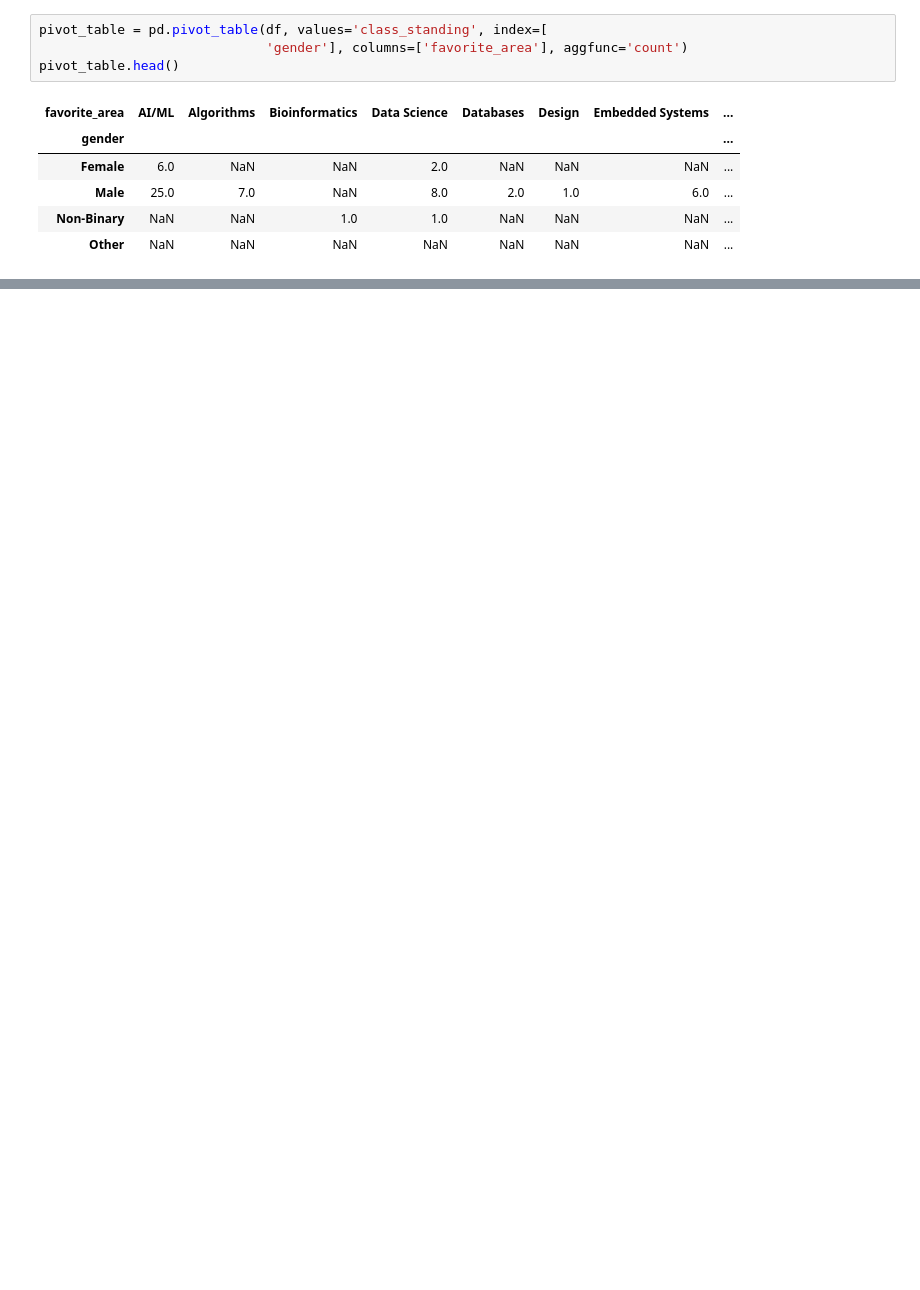
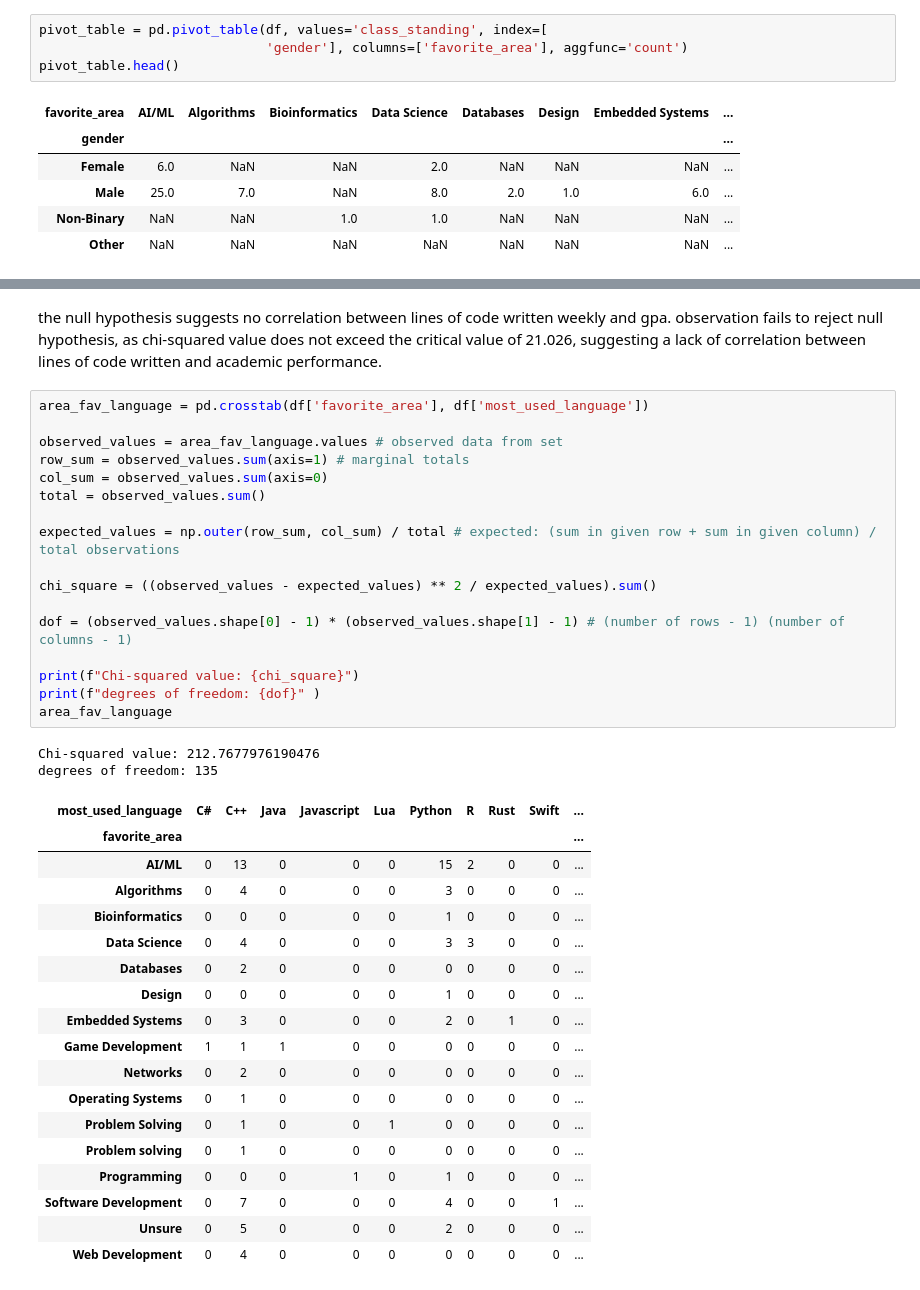
Before and after one commit to Drabblesaur/CS105MP, a Jupyter notebook: Mini_Project.ipynb, the cells around one changed output, grey strips where cells are left out. Saved outputs shown, nothing was run; the diff lists cells and outputs as text; blank space fills up the shorter version.

```diff
--- a/Mini_Project.ipynb
+++ b/Mini_Project.ipynb
@@ -76,0 +132,40 @@ sns.heatmap(pivot_table, cmap='YlGnBu', annot=True, fmt='g')
+# %% [markdown]
+the null hypothesis suggests no correlation between lines of code written weekly and gpa. observation fails to reject null hypothesis, as chi-squared value does not exceed the critical value of 21.026, suggesting a lack of correlation between lines of code written and academic performance.
+# %%
+area_fav_language = pd.crosstab(df['favorite_area'], df['most_used_language'])
+
+observed_values = area_fav_language.values # observed data from set
+row_sum = observed_values.sum(axis=1) # marginal totals
+col_sum = observed_values.sum(axis=0)
+total = observed_values.sum()
+
+expected_values = np.outer(row_sum, col_sum) / total # expected: (sum in given row + sum in given column) / total observations
+
+chi_square = ((observed_values - expected_values) ** 2 / expected_values).sum()
+
+dof = (observed_values.shape[0] - 1) * (observed_values.shape[1] - 1) # (number of rows - 1) (number of columns - 1)
+
+print(f"Chi-squared value: {chi_square}")
+print(f"degrees of freedom: {dof}" )
+area_fav_language
+# %% [output]
+Chi-squared value: 212.7677976190476
+degrees of freedom: 135
+| most_used_language | C# | C++ | Java | Javascript | Lua | Python | R | Rust | Swift | ... |
+| favorite_area |  |  |  |  |  |  |  |  |  | ... |
+| AI/ML | 0 | 13 | 0 | 0 | 0 | 15 | 2 | 0 | 0 | ... |
+| Algorithms | 0 | 4 | 0 | 0 | 0 | 3 | 0 | 0 | 0 | ... |
+| Bioinformatics | 0 | 0 | 0 | 0 | 0 | 1 | 0 | 0 | 0 | ... |
+| Data Science | 0 | 4 | 0 | 0 | 0 | 3 | 3 | 0 | 0 | ... |
+| Databases | 0 | 2 | 0 | 0 | 0 | 0 | 0 | 0 | 0 | ... |
+| Design | 0 | 0 | 0 | 0 | 0 | 1 | 0 | 0 | 0 | ... |
+| Embedded Systems | 0 | 3 | 0 | 0 | 0 | 2 | 0 | 1 | 0 | ... |
+| Game Development | 1 | 1 | 1 | 0 | 0 | 0 | 0 | 0 | 0 | ... |
+| Networks | 0 | 2 | 0 | 0 | 0 | 0 | 0 | 0 | 0 | ... |
+| Operating Systems | 0 | 1 | 0 | 0 | 0 | 0 | 0 | 0 | 0 | ... |
+| Problem Solving | 0 | 1 | 0 | 0 | 1 | 0 | 0 | 0 | 0 | ... |
+| Problem solving | 0 | 1 | 0 | 0 | 0 | 0 | 0 | 0 | 0 | ... |
+| Programming | 0 | 0 | 0 | 1 | 0 | 1 | 0 | 0 | 0 | ... |
+| Software Development | 0 | 7 | 0 | 0 | 0 | 4 | 0 | 0 | 1 | ... |
+| Unsure | 0 | 5 | 0 | 0 | 0 | 2 | 0 | 0 | 0 | ... |
+| Web Development | 0 | 4 | 0 | 0 | 0 | 0 | 0 | 0 | 0 | ... |
```
Also changed, not shown: parts of 10 cells of this notebook.
